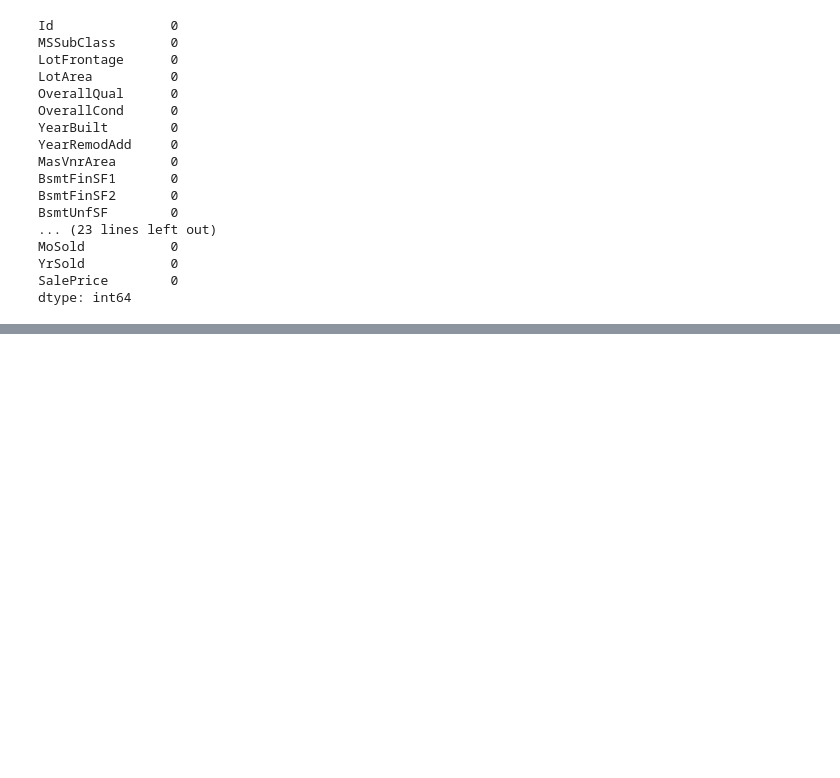
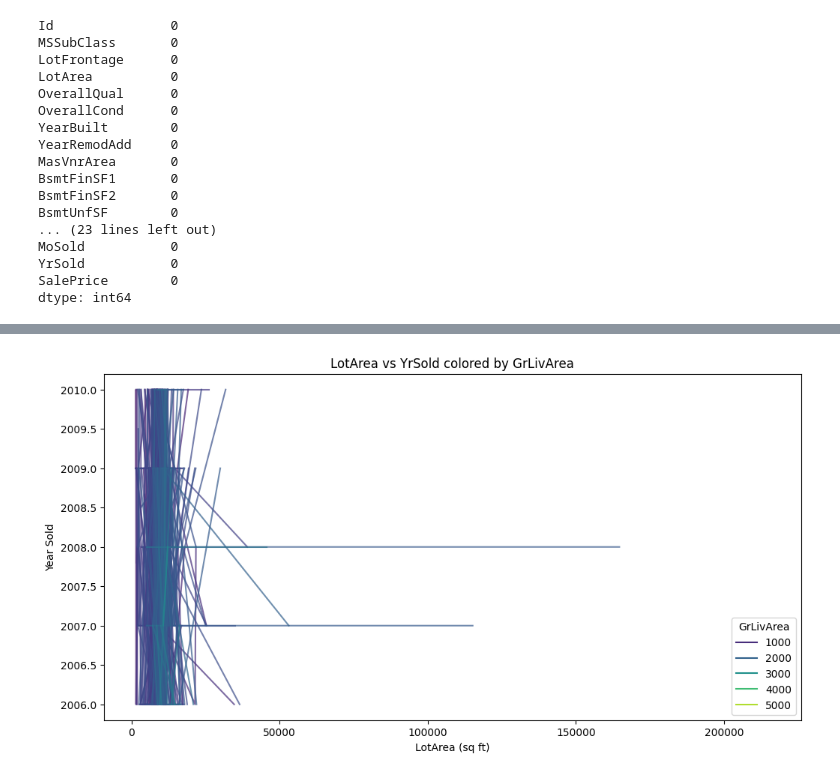
Before and after one commit to Mehdipoladrag/House-Prices-Project, a Jupyter notebook: houseprice_proj.ipynb, the cells around one changed output, grey strips where cells are left out. Saved outputs shown, nothing was run; the diff lists cells and outputs as text; code cells hidden in the pictures; blank space fills up the shorter version.

```diff
--- a/houseprice_proj.ipynb
+++ b/houseprice_proj.ipynb
@@ -212,0 +281,17 @@ for col in categorical_columns :
+# %%
+plt.figure(figsize=(12, 6))
+sns.lineplot(
+    data=df,
+    x="LotArea",
+    y="YrSold",
+    hue="GrLivArea",
+    palette="viridis",
+    alpha=0.7
+)
+plt.title("LotArea vs YrSold colored by GrLivArea")
+plt.xlabel("LotArea (sq ft)")
+plt.ylabel("Year Sold")
+plt.legend(title="GrLivArea")
+plt.show()
+# %% [output]
+[figure, added]
```
Also changed, not shown: parts of 10 cells of this notebook.
